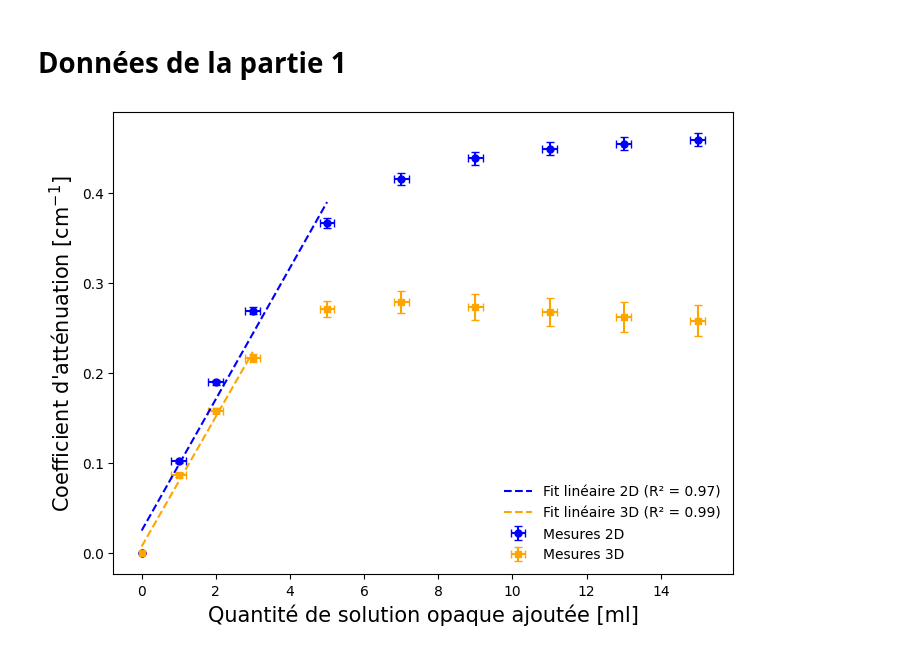
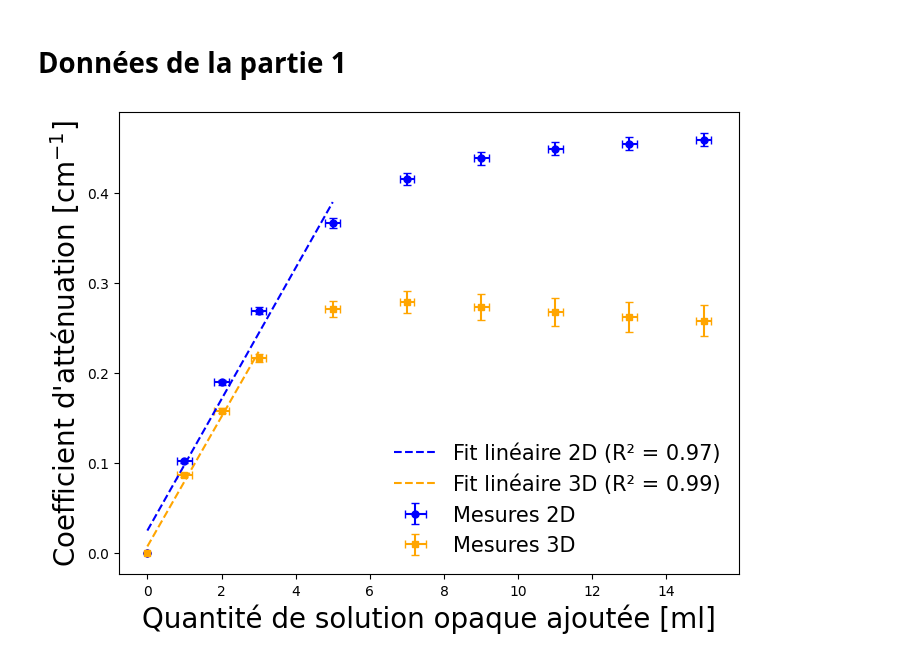
Before and after one commit to felixantoine1/labV_projet, a Jupyter notebook: analyse_partie1.ipynb, the cells around one changed output. Saved outputs shown, nothing was run; the diff lists cells and outputs as text; code cells hidden in the pictures.

```diff
--- a/analyse_partie1.ipynb
+++ b/analyse_partie1.ipynb
@@ -77,27 +77,27 @@ mu_2d, sigma_2d = propagation_incertitudes_division_liste(ln_intensity, sigma_ln
 # %%
 plt.figure(figsize=(8, 6))
 
 plt.errorbar(volume, mu_2d, xerr = erreur_volume, yerr=sigma_2d, color = 'blue', fmt='o', capsize=3, markersize=5, linestyle='', label='Mesures 2D')
 plt.errorbar(volume, mu_3d, xerr = erreur_volume, yerr=sigma_3d, color='orange', fmt='s', capsize=3, markersize=5, linestyle='', label='Mesures 3D')
 
 x_2d = np.array(volume[:5])
 y_2d = np.array(mu_2d[:5])
 slope_2d, intercept_2d, r_value_2d, _, _ = linregress(x_2d, y_2d)
 r_squared_2d = r_value_2d ** 2
 plt.plot(x_2d, slope_2d * x_2d + intercept_2d, color='blue', linestyle='--', label=f'Fit linéaire 2D (R² = {r_squared_2d:.2f})')
 
 x_3d = np.array(volume[:4])
 y_3d = np.array(mu_3d[:4])
 slope_3d, intercept_3d, r_value_3d, _, _ = linregress(x_3d, y_3d)
 r_squared_3d = r_value_3d ** 2
 plt.plot(x_3d, slope_3d * x_3d + intercept_3d, color='orange', linestyle='--', label=f'Fit linéaire 3D (R² = {r_squared_3d:.2f})')
 
-plt.xlabel('Quantité de solution opaque ajoutée [ml]', fontsize=15)
-plt.ylabel("Coefficient d'atténuation [cm$^{-1}$]", fontsize=15)
-plt.legend(frameon=False)
+plt.xlabel('Quantité de solution opaque ajoutée [ml]', fontsize=20)
+plt.ylabel("Coefficient d'atténuation [cm$^{-1}$]", fontsize=20)
+plt.legend(frameon=False, fontsize=15)
 
 
 
 plt.show()
 # %% [output]
-[figure, old version]
+[figure, new version]
```
Also changed, not shown: 4 other files.
